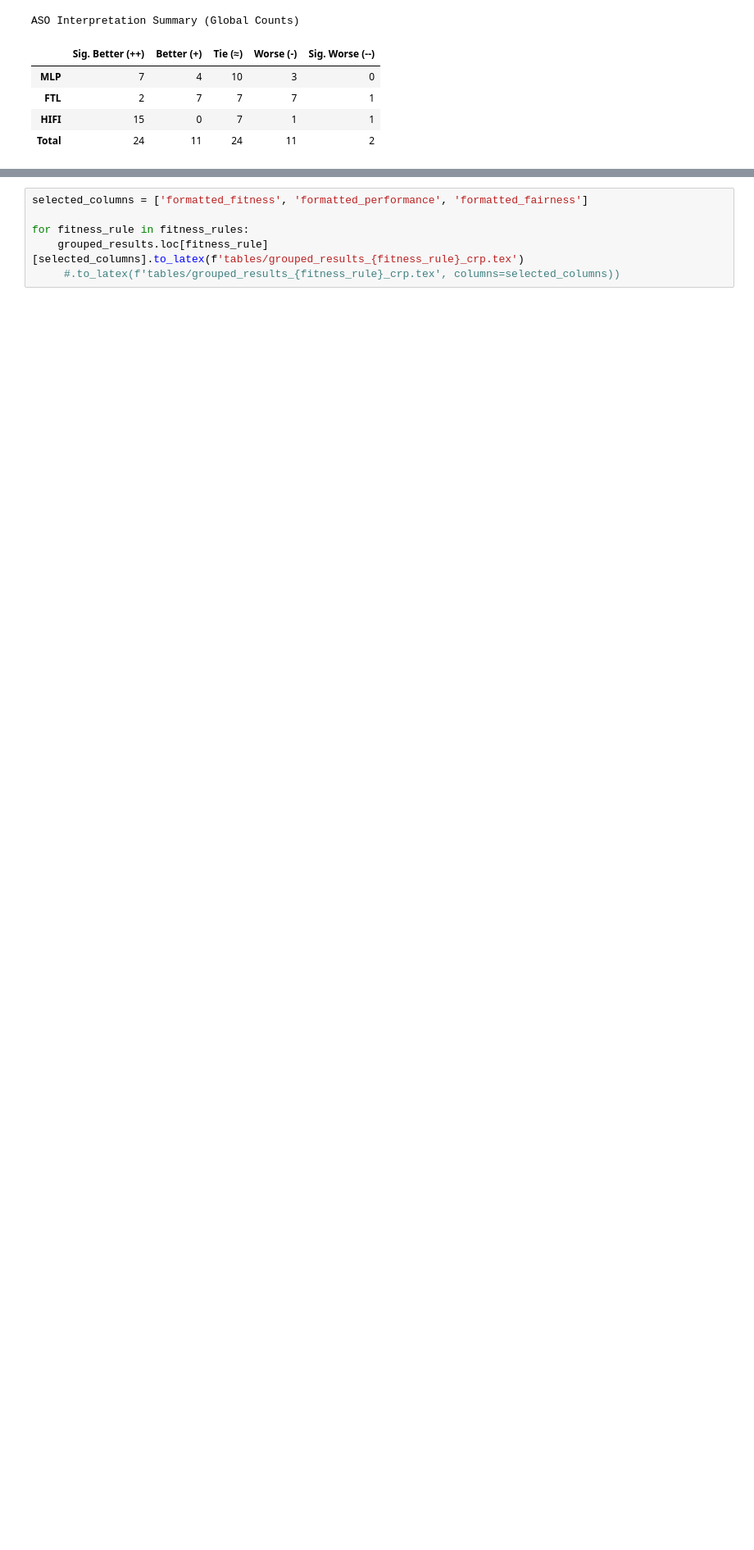
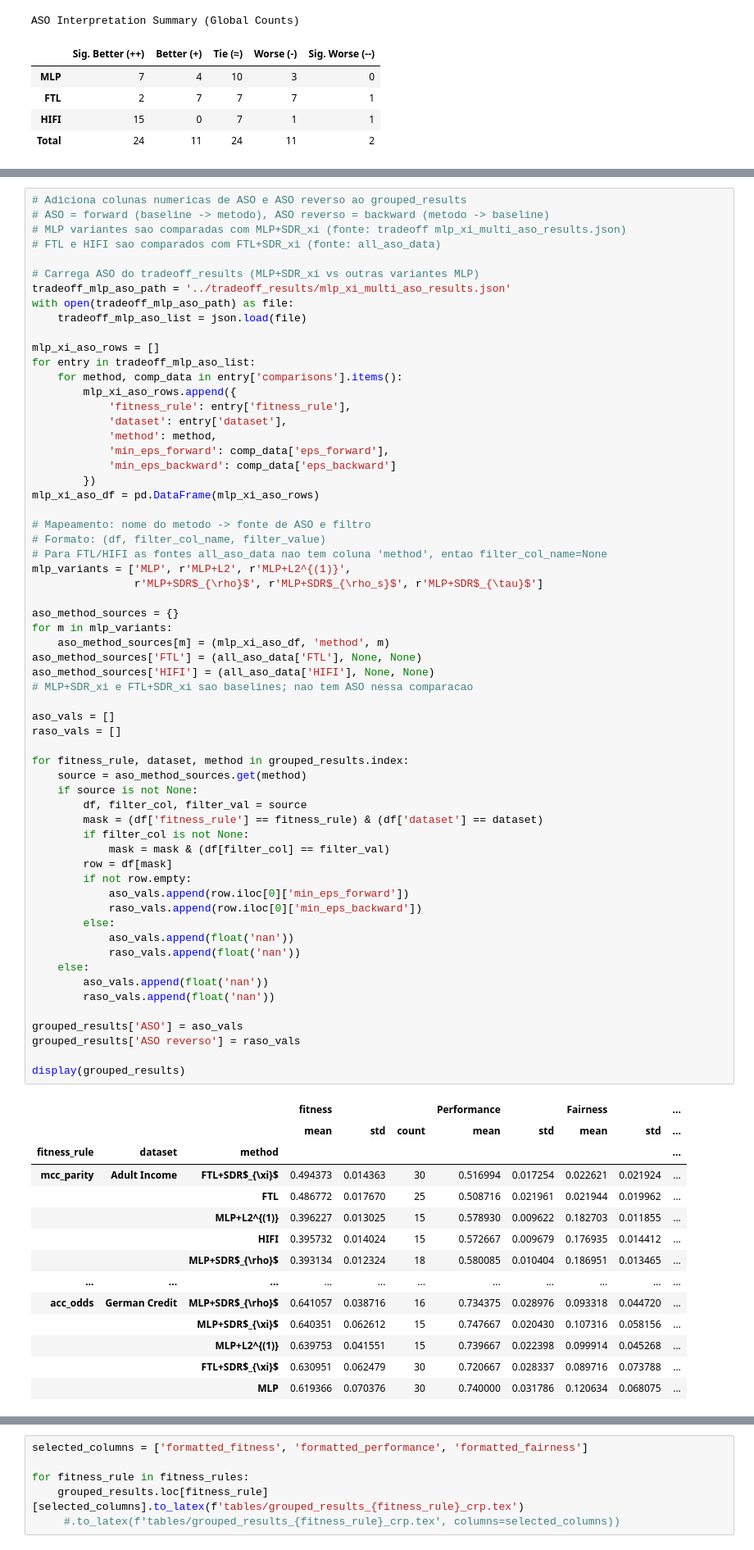
Before and after one commit to sabia-pesc/statistical-dependency-regularization, a Jupyter notebook: notebooks/main_results/generate_tables.ipynb, the cells around one changed output, grey strips where cells are left out. Shown at 82% size. Cells and saved outputs as stored; diff of their text form; blank space fills up the shorter version.

```diff
--- a/notebooks/main_results/generate_tables.ipynb
+++ b/notebooks/main_results/generate_tables.ipynb
@@ -361,0 +407,76 @@ display(grouped_results)
+# %%
+# Adiciona colunas numericas de ASO e ASO reverso ao grouped_results
+# ASO = forward (baseline -> metodo), ASO reverso = backward (metodo -> baseline)
+# MLP variantes sao comparadas com MLP+SDR_xi (fonte: tradeoff mlp_xi_multi_aso_results.json)
+# FTL e HIFI sao comparados com FTL+SDR_xi (fonte: all_aso_data)
+
+# Carrega ASO do tradeoff_results (MLP+SDR_xi vs outras variantes MLP)
+tradeoff_mlp_aso_path = '../tradeoff_results/mlp_xi_multi_aso_results.json'
+with open(tradeoff_mlp_aso_path) as file:
+    tradeoff_mlp_aso_list = json.load(file)
+
+mlp_xi_aso_rows = []
+for entry in tradeoff_mlp_aso_list:
+    for method, comp_data in entry['comparisons'].items():
+        mlp_xi_aso_rows.append({
+            'fitness_rule': entry['fitness_rule'],
+            'dataset': entry['dataset'],
+            'method': method,
+            'min_eps_forward': comp_data['eps_forward'],
+            'min_eps_backward': comp_data['eps_backward']
+        })
+mlp_xi_aso_df = pd.DataFrame(mlp_xi_aso_rows)
+
+# Mapeamento: nome do metodo -> fonte de ASO e filtro
+# Formato: (df, filter_col_name, filter_value)
+# Para FTL/HIFI as fontes all_aso_data nao tem coluna 'method', entao filter_col_name=None
+mlp_variants = ['MLP', r'MLP+L2', r'MLP+L2^{(1)}',
+                r'MLP+SDR$_{\rho}$', r'MLP+SDR$_{\rho_s}$', r'MLP+SDR$_{\tau}$']
+
+aso_method_sources = {}
+for m in mlp_variants:
+    aso_method_sources[m] = (mlp_xi_aso_df, 'method', m)
+aso_method_sources['FTL'] = (all_aso_data['FTL'], None, None)
+aso_method_sources['HIFI'] = (all_aso_data['HIFI'], None, None)
+# MLP+SDR_xi e FTL+SDR_xi sao baselines; nao tem ASO nessa comparacao
+
+aso_vals = []
+raso_vals = []
+
+for fitness_rule, dataset, method in grouped_results.index:
+    source = aso_method_sources.get(method)
+    if source is not None:
+        df, filter_col, filter_val = source
+        mask = (df['fitness_rule'] == fitness_rule) & (df['dataset'] == dataset)
+        if filter_col is not None:
+            mask = mask & (df[filter_col] == filter_val)
+        row = df[mask]
+        if not row.empty:
+            aso_vals.append(row.iloc[0]['min_eps_forward'])
+            raso_vals.append(row.iloc[0]['min_eps_backward'])
+        else:
+            aso_vals.append(float('nan'))
+            raso_vals.append(float('nan'))
+    else:
+        aso_vals.append(float('nan'))
+        raso_vals.append(float('nan'))
+
+grouped_results['ASO'] = aso_vals
+grouped_results['ASO reverso'] = raso_vals
+
+display(grouped_results)
+# %% [output]
+|  |  |  | fitness |  |  | Performance |  | Fairness |  | ... |
+|  |  |  | mean | std | count | mean | std | mean | std | ... |
+| fitness_rule | dataset | method |  |  |  |  |  |  |  | ... |
+| mcc_parity | Adult Income | FTL+SDR$_{\xi}$ | 0.494373 | 0.014363 | 30 | 0.516994 | 0.017254 | 0.022621 | 0.021924 | ... |
+|  |  | FTL | 0.486772 | 0.017670 | 25 | 0.508716 | 0.021961 | 0.021944 | 0.019962 | ... |
+|  |  | MLP+L2^{(1)} | 0.396227 | 0.013025 | 15 | 0.578930 | 0.009622 | 0.182703 | 0.011855 | ... |
+|  |  | HIFI | 0.395732 | 0.014024 | 15 | 0.572667 | 0.009679 | 0.176935 | 0.014412 | ... |
+|  |  | MLP+SDR$_{\rho}$ | 0.393134 | 0.012324 | 18 | 0.580085 | 0.010404 | 0.186951 | 0.013465 | ... |
+| ... | ... | ... | ... | ... | ... | ... | ... | ... | ... | ... |
+| acc_odds | German Credit | MLP+SDR$_{\rho}$ | 0.641057 | 0.038716 | 16 | 0.734375 | 0.028976 | 0.093318 | 0.044720 | ... |
+|  |  | MLP+SDR$_{\xi}$ | 0.640351 | 0.062612 | 15 | 0.747667 | 0.020430 | 0.107316 | 0.058156 | ... |
+|  |  | MLP+L2^{(1)} | 0.639753 | 0.041551 | 15 | 0.739667 | 0.022398 | 0.099914 | 0.045268 | ... |
+|  |  | FTL+SDR$_{\xi}$ | 0.630951 | 0.062479 | 30 | 0.720667 | 0.028337 | 0.089716 | 0.073788 | ... |
+|  |  | MLP | 0.619366 | 0.070376 | 30 | 0.740000 | 0.031786 | 0.120634 | 0.068075 | ... |
```
Also changed, not shown: parts of 7 cells of this notebook, 27 other files.
